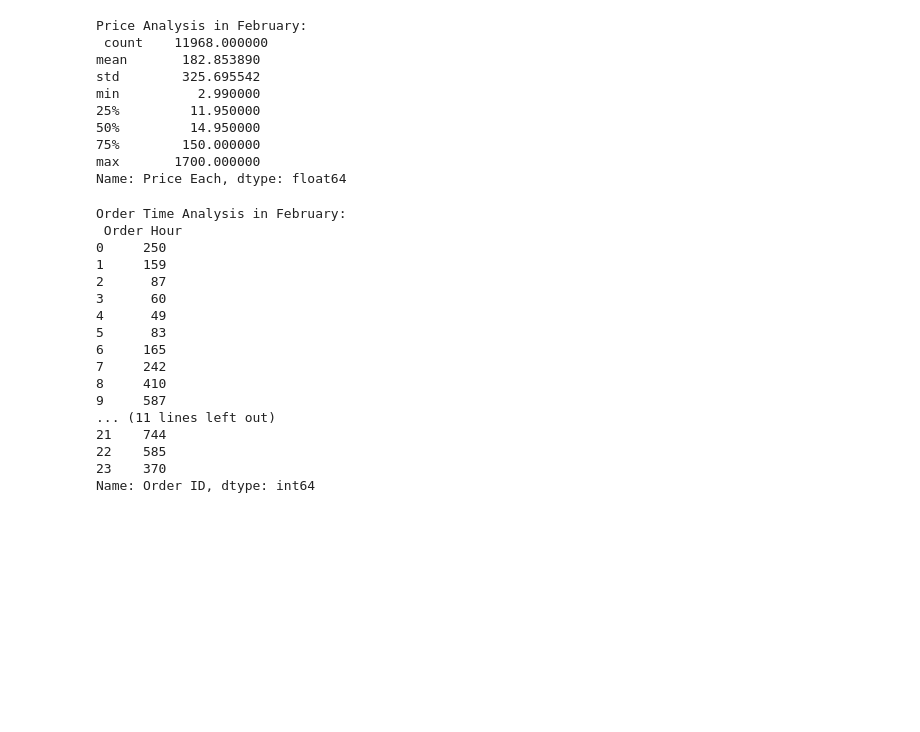
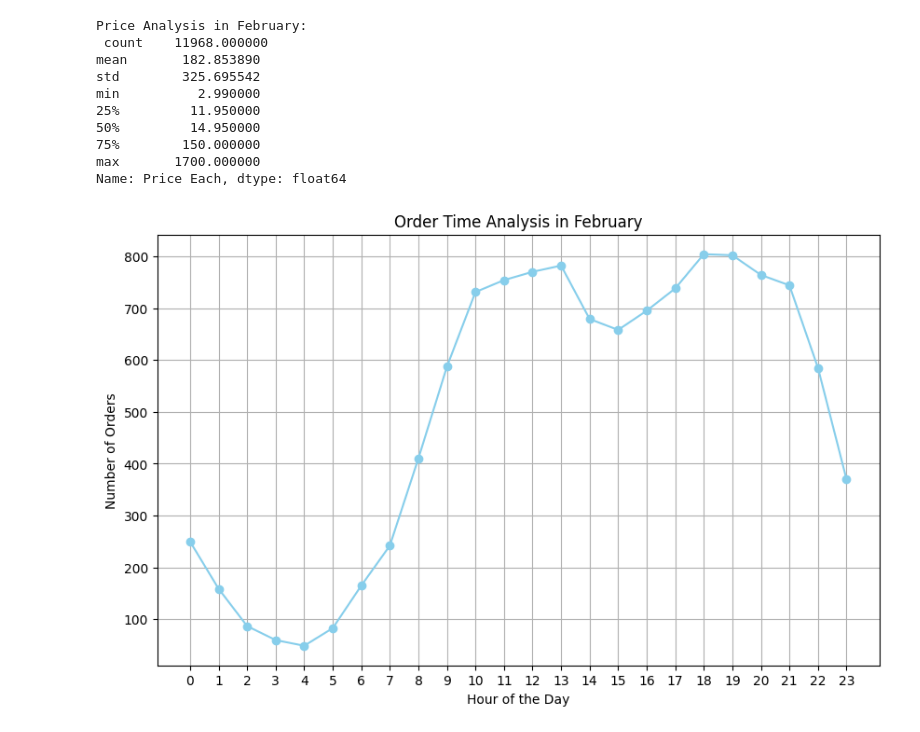
Before and after one commit to AbdelrhmanMotaw3/Data-Analysis-Projects, a Jupyter notebook: Sales Feb Project.ipynb, the cells around one changed output. Cells and saved outputs as stored; diff of their text form; code cells hidden in the pictures; blank space fills up the shorter version.

```diff
--- a/Sales Feb Project.ipynb
+++ b/Sales Feb Project.ipynb
@@ -246,23 +264,14 @@ Name: Price Each, dtype: float64
 # %%
 # Extract hour from order date
 df['Order Hour'] = df['Order Date'].dt.hour
 order_time_analysis = df.groupby('Order Hour')['Order ID'].count()
-print("Order Time Analysis in February:\n", order_time_analysis)
+plt.figure(figsize=(10, 6))
+plt.plot(order_time_analysis.index, order_time_analysis.values, marker='o', color='skyblue')
+plt.title('Order Time Analysis in February')
+plt.xlabel('Hour of the Day')
+plt.ylabel('Number of Orders')
+plt.xticks(range(24))  # Set x-axis ticks to every hour
+plt.grid(True)
+plt.show()
 # %% [output]
-Order Time Analysis in February:
- Order Hour
-0     250
-1     159
-2      87
-3      60
-4      49
-5      83
-6     165
-7     242
-8     410
-9     587
-... (11 lines left out)
-21    744
-22    585
-23    370
-Name: Order ID, dtype: int64
+[figure, added]
```
Also changed, not shown: parts of 17 cells of this notebook.
